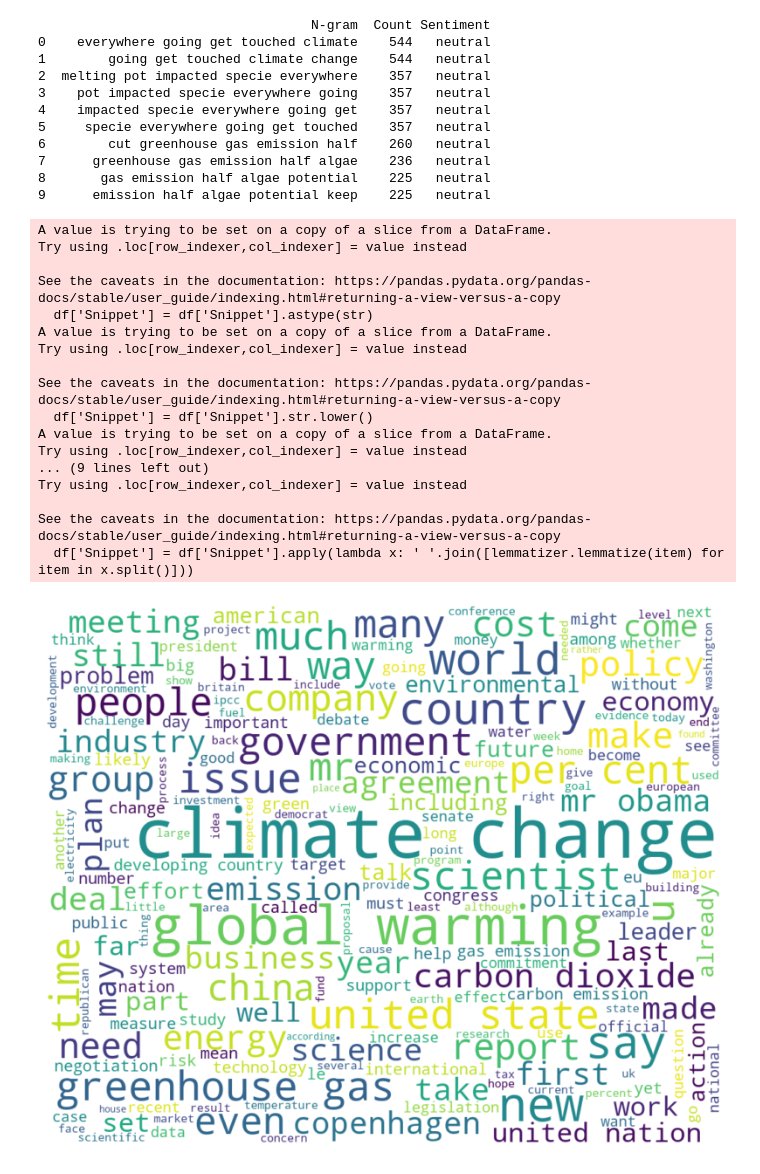
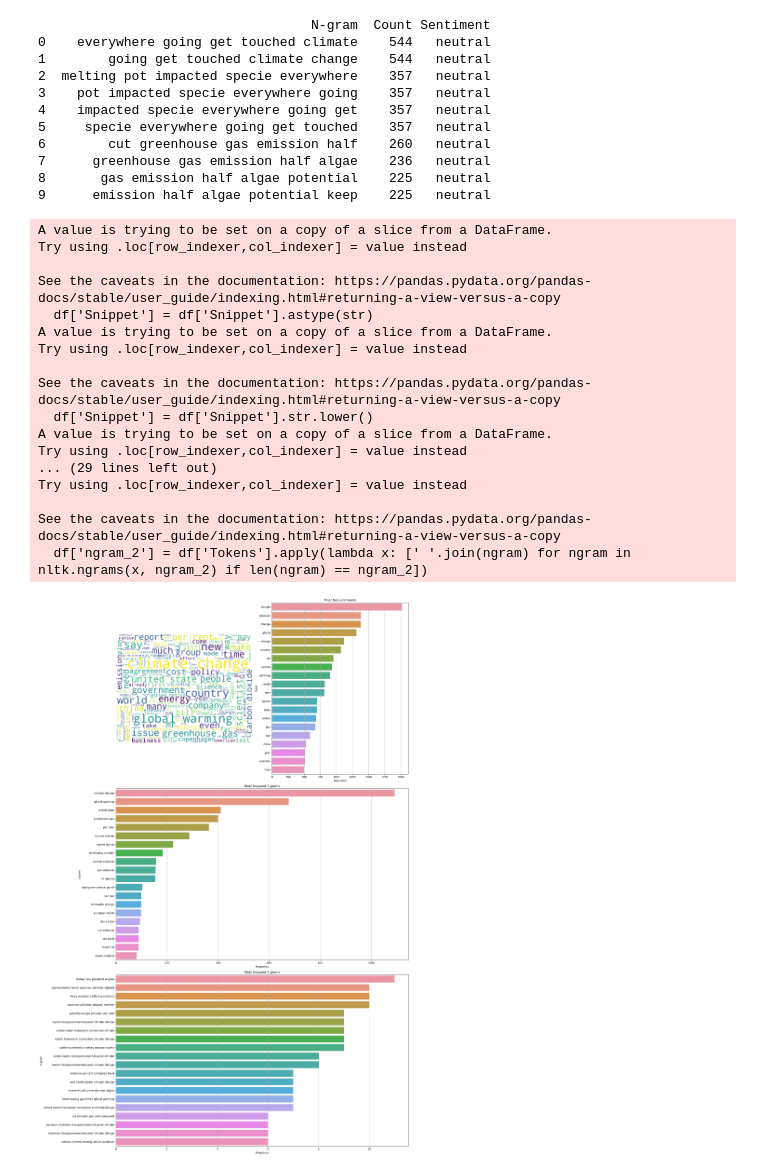
Before and after one commit to NeuralNinjas-AI/AirQuality, a Jupyter notebook: Group_EDA.ipynb, the cells around one changed output. Saved outputs shown, nothing was run; the diff lists cells and outputs as text; code cells hidden in the pictures.

Commit message:
Add N-grams to graphs

```diff
--- a/Group_EDA.ipynb
+++ b/Group_EDA.ipynb
@@ -318,10 +325,15 @@ from nltk.corpus import stopwords
 import string
 from nltk.tokenize import word_tokenize
 from nltk.probability import FreqDist
+from nltk.stem import WordNetLemmatizer
+import nltk
+import seaborn as sns
 
-df = pd.read_csv('combined_articles-COP15.csv')
+df_Cop15 = pd.read_csv('combined_articles-COP15.csv')
+df_NGO = pd.read_csv('combined_articles-NGO.csv')
+df_IGO = pd.read_csv('combined_articles-IGO.csv')
 
-def generateWordcloud(df, stopwordList = []):
+def generateWordcloud(df, stopwordList = [], ngram_1 = 2, ngram_2 = 5):
     # convert 'Content' to 'Snippet'
     df.rename(columns={'Content': 'Snippet'}, inplace=True)
 
@@ -336,6 +348,9 @@ def generateWordcloud(df, stopwordList = []):
 
     # Remove punctuation
     df['Snippet'] = df['Snippet'].str.replace('[{}]'.format(string.punctuation), '')
+
+    # Remove special characters
+    df['Snippet'] = df['Snippet'].str.replace('[^A-Za-z ]+', '')
 
     # Remove stopwords
     stop_words = set(stopwords.words('english'))
@@ -345,37 +360,89 @@ def generateWordcloud(df, stopwordList = []):
     # Add custom stopwords
     stop_words.update(stopwordList)
 
     df['Snippet'] = df['Snippet'].apply(lambda x: ' '.join([item for item in x.split() if item.lower() not in stop_words]))
 
     # Lemmatize words
     lemmatizer = WordNetLemmatizer()
     df['Snippet'] = df['Snippet'].apply(lambda x: ' '.join([lemmatizer.lemmatize(item) for item in x.split()]))
 
     # create wordcloud
     wordcloudNews = WordCloud(width=1000, height=800, background_color="white", colormap='viridis').generate(' '.join(df['Snippet'].astype(str)))
 
-    plt.figure(figsize=(20, 8))
-    plt.imshow(wordcloudNews, interpolation="bilinear")
-    plt.axis("off")
+    # count most frequent words
+    words = word_tokenize(' '.join(df['Snippet'].astype(str)))
+    fdist = FreqDist(words)
+    #order by frequency
+    fdist = {k: v for k, v in sorted(fdist.items(), key=lambda item: item[1], reverse=True)}
+
+    # Tokenize the 'Snippet' column into words
+    df['Tokens'] = df['Snippet'].apply(word_tokenize)
+
+    # Create n-grams
+    df['ngram_1'] = df['Tokens'].apply(lambda x: [' '.join(ngram) for ngram in nltk.ngrams(x, ngram_1) if len(ngram) == ngram_1])
+    df['ngram_2'] = df['Tokens'].apply(lambda x: [' '.join(ngram) for ngram in nltk.ngrams(x, ngram_2) if len(ngram) == ngram_2])
+
+    # Flatten the list of n-grams
+    all_ngrams_1 = [ngram for snippet in df['ngram_1'] for ngram in snippet]
+    all_ngrams_2 = [ngram for snippet in df['ngram_2'] for ngram in snippet]
+
+    # Calculate frequency distribution
+    ngram_freq_1 = nltk.FreqDist(all_ngrams_1)
+    ngram_freq_2 = nltk.FreqDist(all_ngrams_2)
+
+    # Get top 20 n-grams
+    top_ngrams_1 = ngram_freq_1.most_common(20)
+    top_ngrams_2 = ngram_freq_2.most_common(20)
+
+    # Setting up the subplot grid
+    fig = plt.figure(figsize=(20, 30))
+
+    # Wordcloud
+    ax1 = plt.subplot2grid((3, 2), (0, 0), colspan=1)
+    ax1.imshow(wordcloudNews, interpolation='bilinear')
+    ax1.axis("off")
+
+    # Most frequent words
+    ax2 = plt.subplot2grid((3, 2), (0, 1), colspan=1)
+    freq_words_df = pd.DataFrame({'Word': list(fdist.keys())[:20], 'Frequency': list(fdist.values())[:20]})
+    sns.barplot(x='Frequency', y='Word', data=freq_words_df, ax=ax2)
+    ax2.set_title('Most frequent words')
+    ax2.grid(axis='x')
+
+    # Most frequent 2-grams
+    ax3 = plt.subplot2grid((3, 2), (1, 0), colspan=2)  # Spans entire width of row 2
+    top_ngrams_1_df = pd.DataFrame({'2-gram': [ngram[0] for ngram in top_ngrams_1], 'Frequency': [ngram[1] for ngram in top_ngrams_1]})
+    sns.barplot(x='Frequency', y='2-gram', data=top_ngrams_1_df, ax=ax3)
+    ax3.set_title('Most frequent 2-grams')
+    ax3.grid(axis='x')
+
+    # Most frequent 5-grams
+    ax4 = plt.subplot2grid((3, 2), (2, 0), colspan=2)  # Spans entire width of row 3
+    top_ngrams_2_df = pd.DataFrame({'5-gram': [ngram[0] for ngram in top_ngrams_2], 'Frequency': [ngram[1] for ngram in top_ngrams_2]})
+    sns.barplot(x='Frequency', y='5-gram', data=top_ngrams_2_df, ax=ax4)
+    ax4.set_title('Most frequent 5-grams')
+    ax4.grid(axis='x')
+
+    plt.tight_layout()
     plt.show()
 
-generateWordcloud(df)
+generateWordcloud(df_Cop15)
 # %% [output]
 A value is trying to be set on a copy of a slice from a DataFrame.
 Try using .loc[row_indexer,col_indexer] = value instead
 
 See the caveats in the documentation: https://pandas.pydata.org/pandas-docs/stable/user_guide/indexing.html#returning-a-view-versus-a-copy
   df['Snippet'] = df['Snippet'].astype(str)
 A value is trying to be set on a copy of a slice from a DataFrame.
 Try using .loc[row_indexer,col_indexer] = value instead
 
 See the caveats in the documentation: https://pandas.pydata.org/pandas-docs/stable/user_guide/indexing.html#returning-a-view-versus-a-copy
   df['Snippet'] = df['Snippet'].str.lower()
 A value is trying to be set on a copy of a slice from a DataFrame.
 Try using .loc[row_indexer,col_indexer] = value instead
-... (9 lines left out)
+... (29 lines left out)
 Try using .loc[row_indexer,col_indexer] = value instead
 
 See the caveats in the documentation: https://pandas.pydata.org/pandas-docs/stable/user_guide/indexing.html#returning-a-view-versus-a-copy
-  df['Snippet'] = df['Snippet'].apply(lambda x: ' '.join([lemmatizer.lemmatize(item) for item in x.split()]))
+  df['ngram_2'] = df['Tokens'].apply(lambda x: [' '.join(ngram) for ngram in nltk.ngrams(x, ngram_2) if len(ngram) == ngram_2])
-[figure, old version]
+[figure, new version]
```
Also changed, not shown: parts of 3 cells of this notebook.
